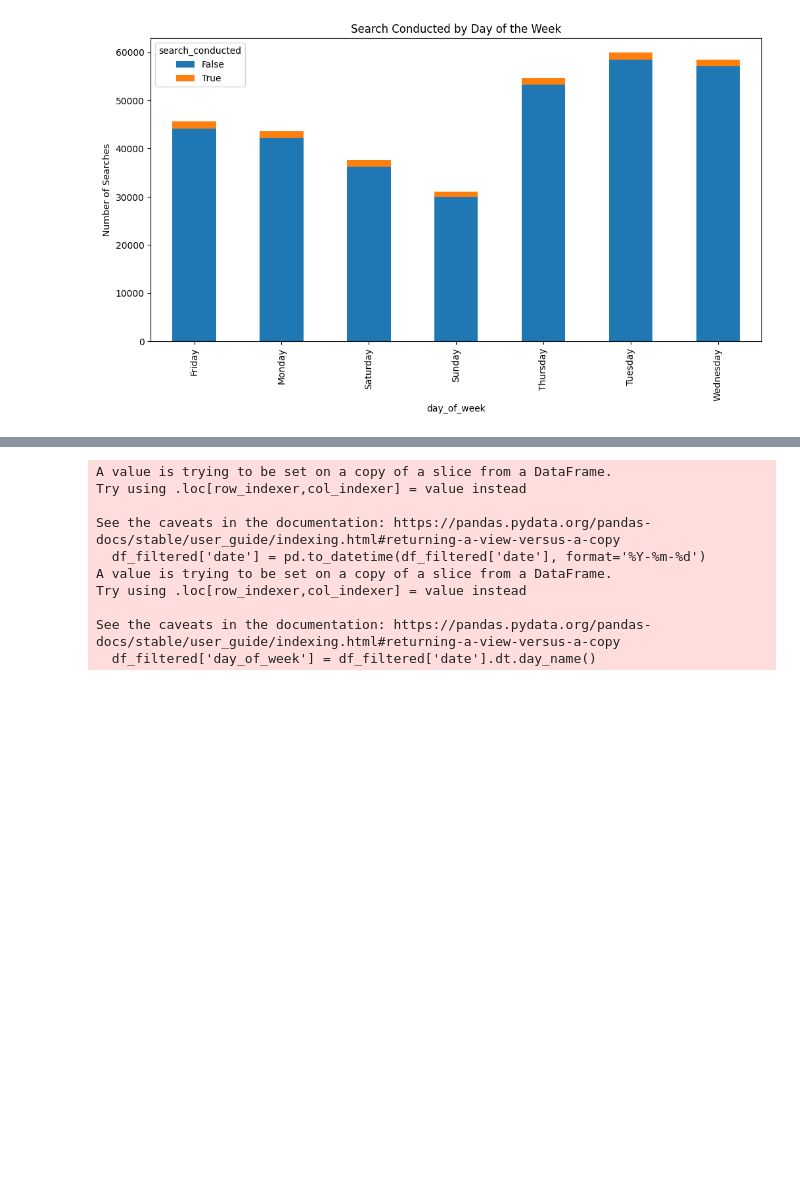
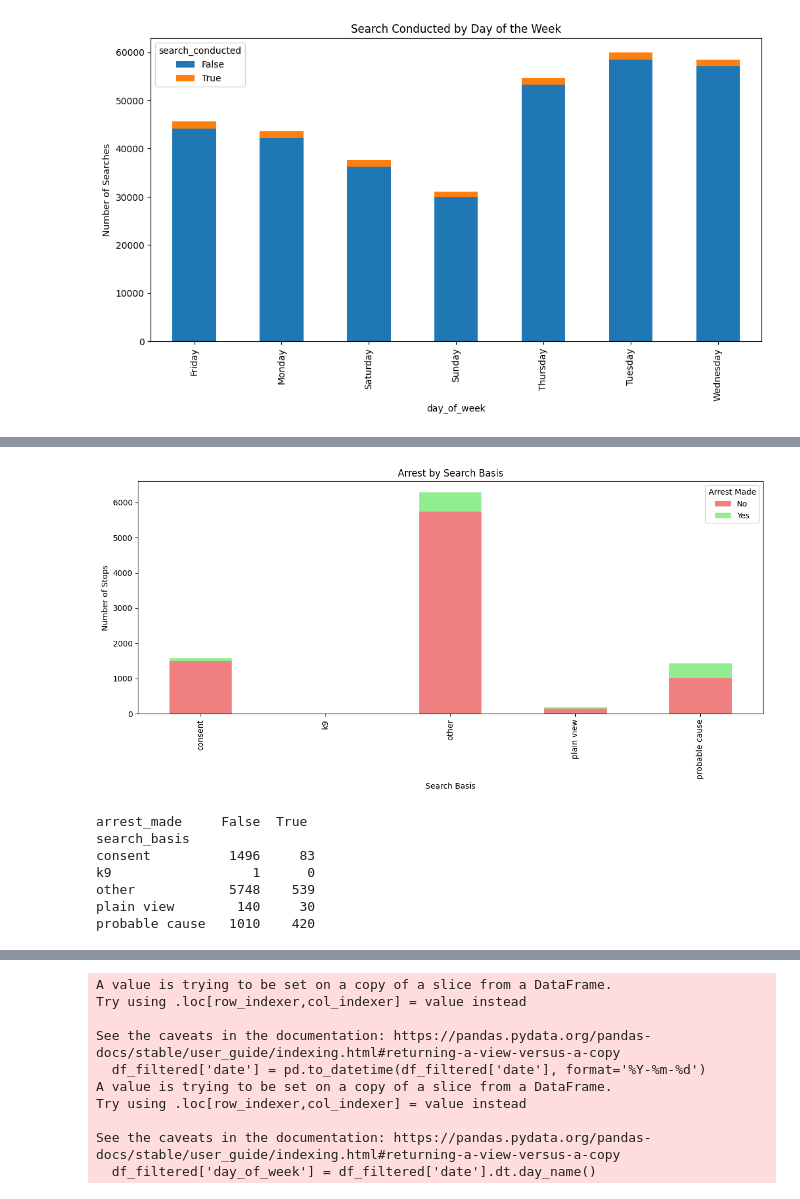
Before and after one commit to irmtou/CS577FinalProject, a Jupyter notebook: CS577FinalProject.ipynb, the cells around one changed output, grey strips where cells are left out. Drawn from its saved outputs; the diff is of its cells as text; code cells hidden in the pictures; blank space fills up the shorter version.

```diff
--- a/CS577FinalProject.ipynb
+++ b/CS577FinalProject.ipynb
@@ -512 +531,25 @@ plt.show()
+# %%
+# Group by search_basis and arrest_made to get counts
+search_basis_arrest = df_filtered.groupby(['search_basis', 'arrest_made']).size().unstack(fill_value=0)
+
+# Plot the data as a stacked bar chart
+search_basis_arrest.plot(kind='bar', stacked=True, figsize=(12, 6), color=['lightcoral', 'lightgreen'])
+plt.title('Arrest by Search Basis')
+plt.xlabel('Search Basis')
+plt.ylabel('Number of Stops')
+plt.legend(title='Arrest Made', labels=['No', 'Yes'])
+plt.tight_layout()
+plt.show()
+
+# Optionally, print the counts for inspection
+print(search_basis_arrest)
+# %% [output]
+[figure, added]
+arrest_made     False  True
+search_basis
+consent          1496     83
+k9                  1      0
+other            5748    539
+plain view        140     30
+probable cause   1010    420
 # %%
```
Also changed, not shown: parts of 6 cells of this notebook.
